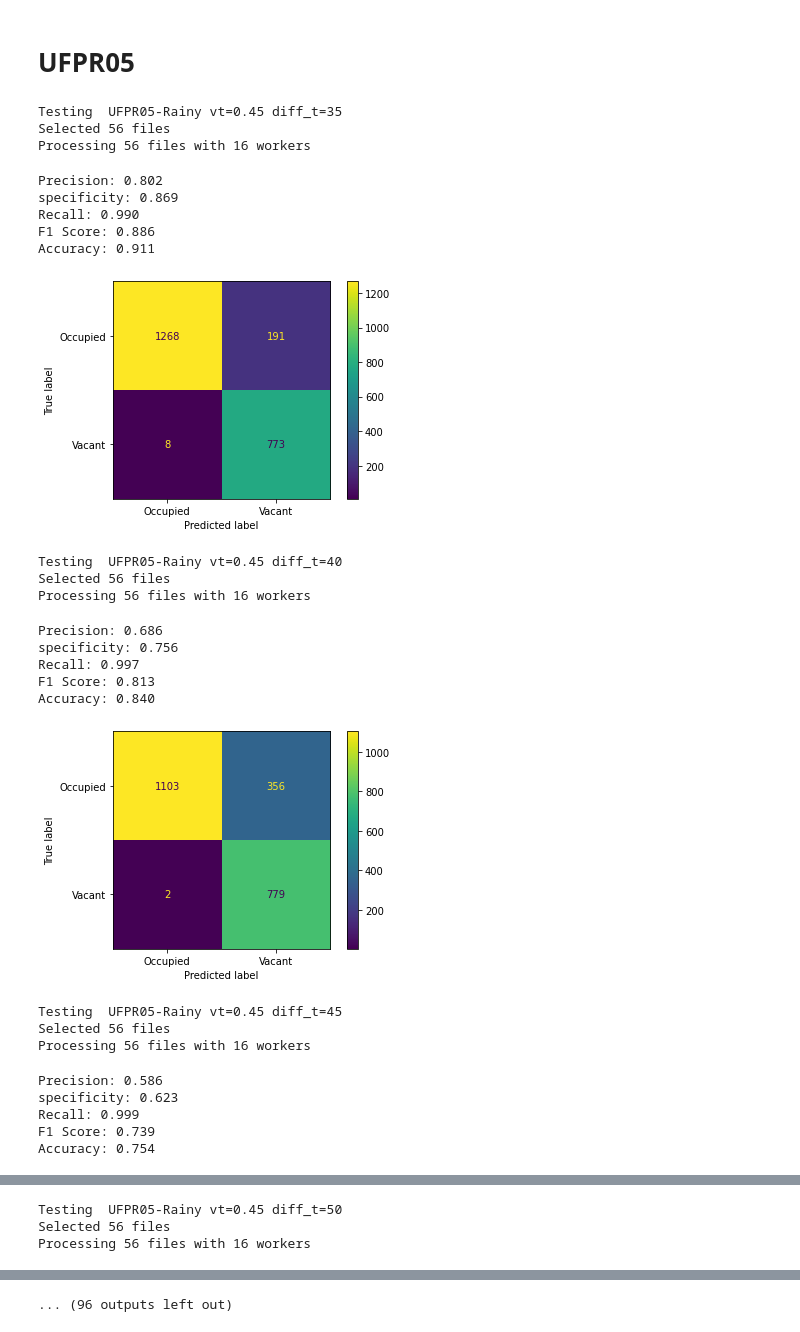
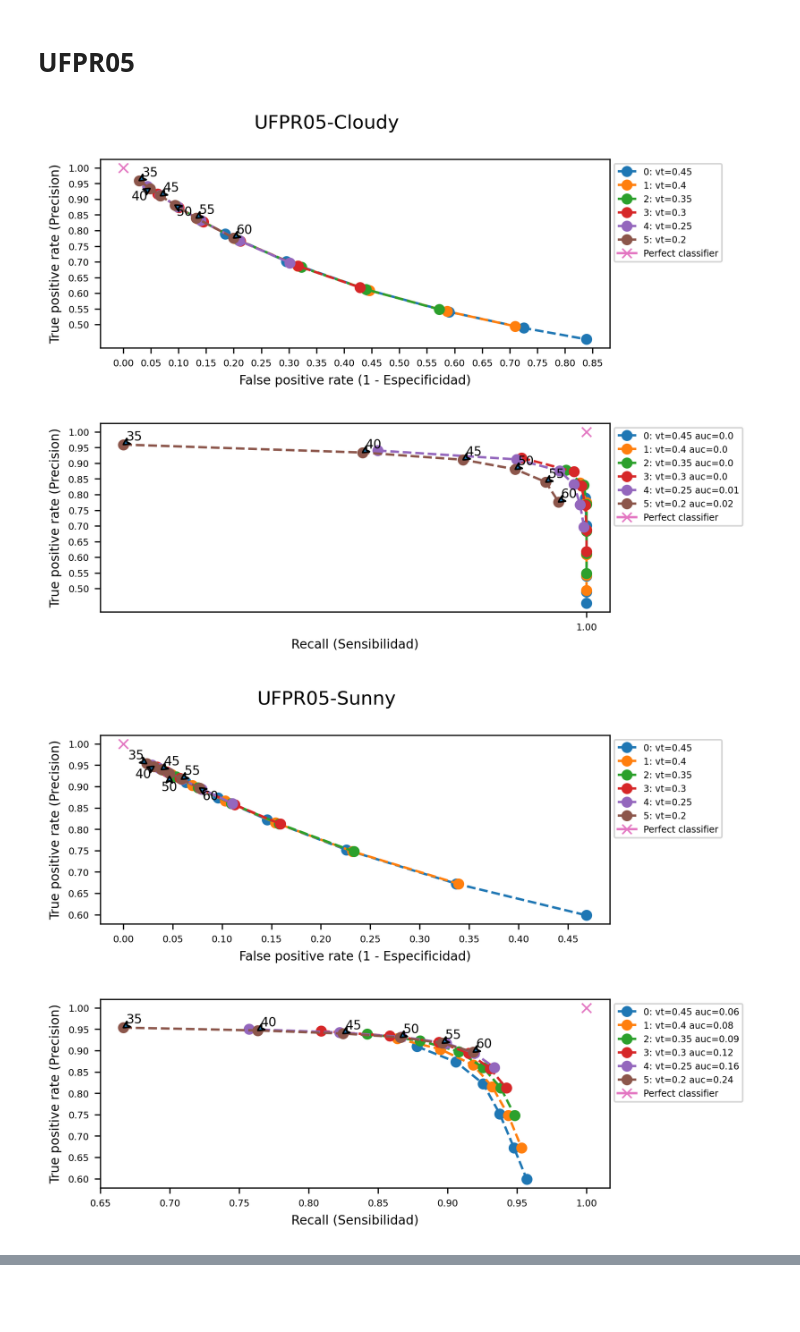
Before and after one commit to VisionPark/VisionParkDetect, a Jupyter notebook: vacantThresholdTest.ipynb, the cells around one changed output, grey strips where cells are left out. Drawn from its saved outputs; the diff is of its cells as text; code cells hidden in the pictures; blank space fills up the shorter version.

Commit message:
Added occupancy detector diff, ROC curves generator and dataset split generator.

```diff
--- a/vacantThresholdTest.ipynb
+++ b/vacantThresholdTest.ipynb
@@ -329,40 +165,19 @@ plt.show()
 # %% [markdown]
 # UFPR05
 # %%
+import pickle
 PARAMS_UFPR05 = DetectionParams(gb_k=(3,3), gb_s=0, median_k=3, bw_size=20, show_imshow=False)
+PARAMS_PUCPR = DetectionParams(gb_k=(5, 5), gb_s=0, median_k=3, bw_size=85, show_imshow=False)
+PARAMS_UFPR04 = DetectionParams(gb_k=(3, 3), gb_s=0, median_k=5, bw_size=26, show_imshow=False)
+
 vacant_threshold_list = [0.45, 0.4, 0.35, 0.30, 0.25, 0.2]
 diff_threshold_list = [35,40,45,50,55,60]
 parking_id = 'UFPR05'
+weather_list = ['Cloudy', 'Sunny', 'Rainy']
+training = True
+save_dst = 'E:\\OneDrive - UNIVERSIDAD DE HUELVA\\TFG\\VisionParkDetect\\test\\metrics\\'
 
-for weather in ['Rainy']:
-    metrics_dict_vt = test_vacant_threshold(parking_id, weather, PARAMS_UFPR05, diff_threshold_list, vacant_threshold_list)
-    # Saving the objects:
-    file_to_write = open(f"metrics_dict_vt_{parking_id}_{weather}.pickle", "wb")
-    pickle.dump(metrics_dict_vt, file_to_write)
+calculate_metrics(PARAMS_UFPR05, parking_id, weather_list, diff_threshold_list, vacant_threshold_list, training, show_metrics=True, save_fig_dst=save_dst)
 # %% [output]
-Testing  UFPR05-Rainy vt=0.45 diff_t=35
-Selected 56 files
-Processing 56 files with 16 workers
-Precision: 0.802
-specificity: 0.869
-Recall: 0.990
-F1 Score: 0.886
-Accuracy: 0.911
-[figure, old version]
+[figure, new version]
-Testing  UFPR05-Rainy vt=0.45 diff_t=40
-Selected 56 files
-Processing 56 files with 16 workers
-Precision: 0.686
-specificity: 0.756
-Recall: 0.997
-F1 Score: 0.813
-Accuracy: 0.840
-[figure, old version]
+[figure, new version]
-Testing  UFPR05-Rainy vt=0.45 diff_t=45
-Selected 56 files
-Processing 56 files with 16 workers
-Precision: 0.586
-specificity: 0.623
-Recall: 0.999
-F1 Score: 0.739
-Accuracy: 0.754
@@ -370,3 +184,0 @@ Accuracy: 0.754
-Testing  UFPR05-Rainy vt=0.45 diff_t=50
-Selected 56 files
-Processing 56 files with 16 workers
@@ -379 +184,0 @@ Accuracy: 0.651
-... (96 outputs left out)
```
Also changed, not shown: parts of 11 cells of this notebook, 6 other files.
